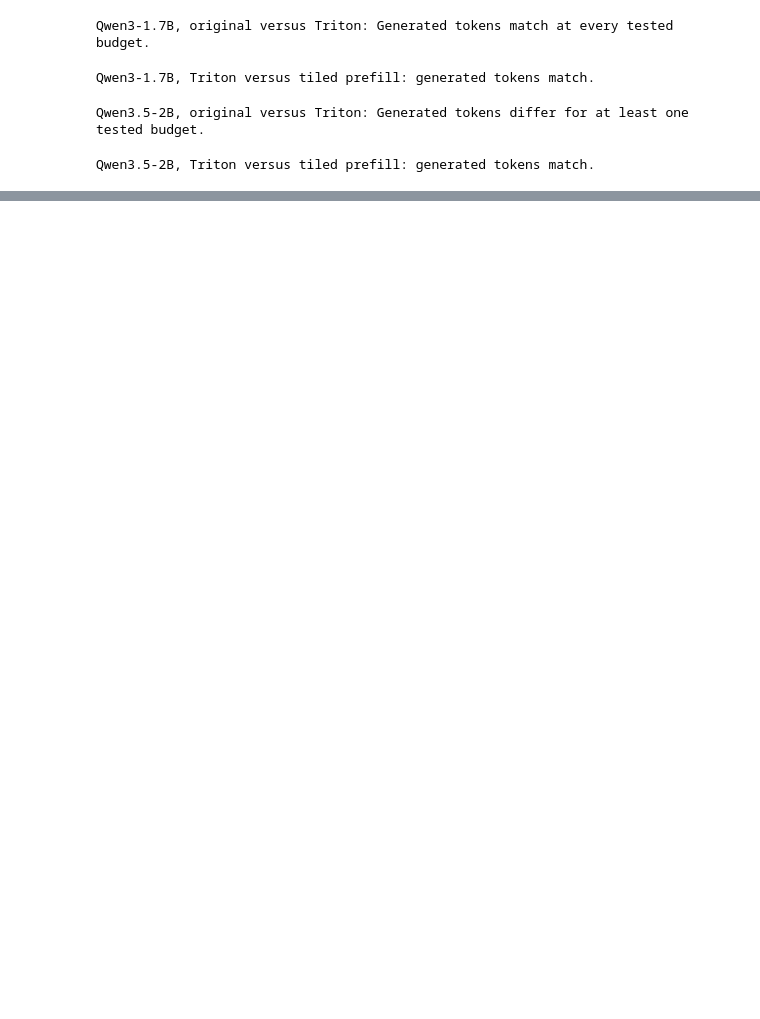
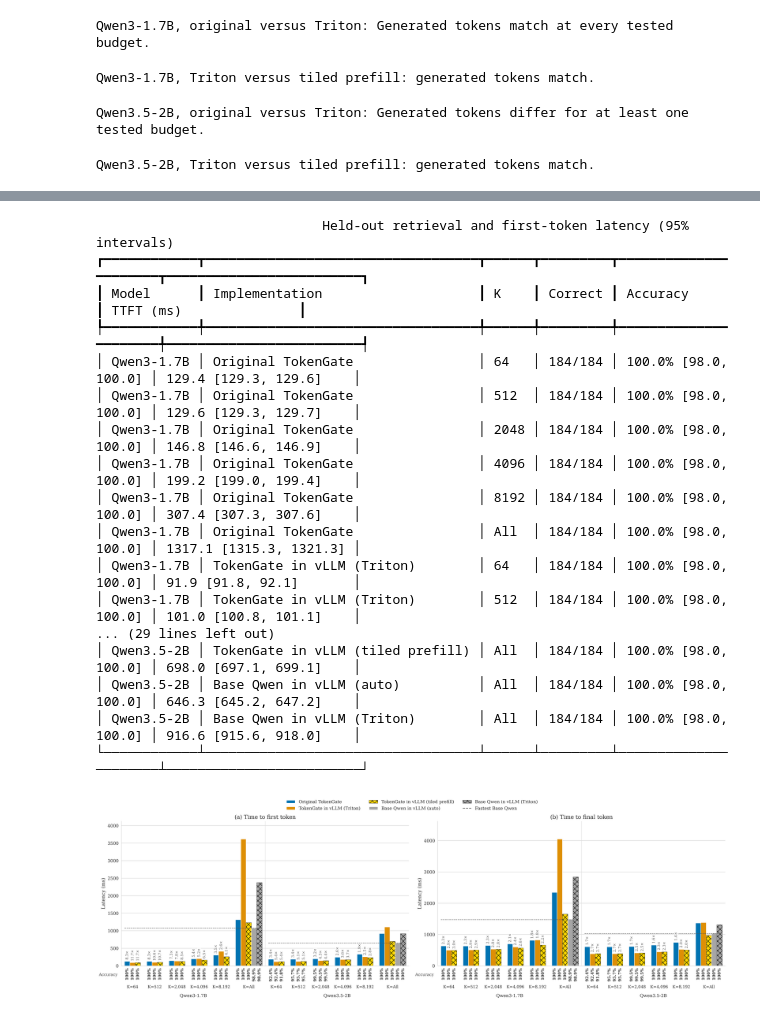
Before and after one commit to token-gate-llms/TokenGate, a Jupyter notebook: examples/inference-vllm.ipynb, the cells around one changed output, grey strips where cells are left out. Saved outputs shown, nothing was run; the diff lists cells and outputs as text; code cells hidden in the pictures; blank space fills up the shorter version.

Commit message:
Evaluate full NIAH test split and simplify inference notebook

```diff
--- a/examples/inference-vllm.ipynb
+++ b/examples/inference-vllm.ipynb
@@ -318,0 +171,12 @@ Tokens/s uses sequential request wall times, including EOS; it is not saturated
+# %%
+TEST_SAVED_RUNS = helpers["saved_run_paths"]("TOKEN_GATE_TEST_RUNS")
+TEST_OUTPUT = TEST_SAVED_RUNS[0].parent if TEST_SAVED_RUNS else OUTPUT / "heldout"
+TEST_SAMPLES = Path(os.environ.get(
+    "TOKEN_GATE_TEST_SAMPLES",
+    str(ROOT / "datasets/niah_kamradt/niah_kamradt_32k.jsonl"),
+)).resolve()
+test_ids = helpers["niah_test_ids"]()
+test_configs = (
+    helpers["prepare_niah_configs"](CONFIGS, TEST_SAMPLES, TEST_OUTPUT)
+    if not TEST_SAVED_RUNS else []
+)
@@ -318,0 +185,5 @@ Tokens/s uses sequential request wall times, including EOS; it is not saturated
+# %%
+test_runs = helpers["run_benchmarks"](
+    test_configs, TEST_OUTPUT, saved_runs=TEST_SAVED_RUNS, engines=ENGINES,
+    split="test", warmups=1, repeats=3, **RUNTIME,
+)
@@ -318,0 +200,23 @@ Tokens/s uses sequential request wall times, including EOS; it is not saturated
+# %%
+tradeoff = helpers["load_tradeoff"](test_runs, test_ids)
+helpers["show_test_results"](tradeoff, CONFIGS, ENGINES, TEST_OUTPUT)
+helpers["show_comparison"](tradeoff, TEST_OUTPUT / "latency-accuracy")
+# %% [output]
+                             Held-out retrieval and first-token latency (95% intervals)
+┏━━━━━━━━━━━━┳━━━━━━━━━━━━━━━━━━━━━━━━━━━━━━━━━━━┳━━━━━━┳━━━━━━━━━┳━━━━━━━━━━━━━━━━━━━━━━┳━━━━━━━━━━━━━━━━━━━━━━━━━┓
+┃ Model      ┃ Implementation                    ┃ K    ┃ Correct ┃ Accuracy             ┃ TTFT (ms)               ┃
+┡━━━━━━━━━━━━╇━━━━━━━━━━━━━━━━━━━━━━━━━━━━━━━━━━━╇━━━━━━╇━━━━━━━━━╇━━━━━━━━━━━━━━━━━━━━━━╇━━━━━━━━━━━━━━━━━━━━━━━━━┩
+│ Qwen3-1.7B │ Original TokenGate                │ 64   │ 184/184 │ 100.0% [98.0, 100.0] │ 129.4 [129.3, 129.6]    │
+│ Qwen3-1.7B │ Original TokenGate                │ 512  │ 184/184 │ 100.0% [98.0, 100.0] │ 129.6 [129.3, 129.7]    │
+│ Qwen3-1.7B │ Original TokenGate                │ 2048 │ 184/184 │ 100.0% [98.0, 100.0] │ 146.8 [146.6, 146.9]    │
+│ Qwen3-1.7B │ Original TokenGate                │ 4096 │ 184/184 │ 100.0% [98.0, 100.0] │ 199.2 [199.0, 199.4]    │
+│ Qwen3-1.7B │ Original TokenGate                │ 8192 │ 184/184 │ 100.0% [98.0, 100.0] │ 307.4 [307.3, 307.6]    │
+│ Qwen3-1.7B │ Original TokenGate                │ All  │ 184/184 │ 100.0% [98.0, 100.0] │ 1317.1 [1315.3, 1321.3] │
+│ Qwen3-1.7B │ TokenGate in vLLM (Triton)        │ 64   │ 184/184 │ 100.0% [98.0, 100.0] │ 91.9 [91.8, 92.1]       │
+│ Qwen3-1.7B │ TokenGate in vLLM (Triton)        │ 512  │ 184/184 │ 100.0% [98.0, 100.0] │ 101.0 [100.8, 101.1]    │
+... (29 lines left out)
+│ Qwen3.5-2B │ TokenGate in vLLM (tiled prefill) │ All  │ 184/184 │ 100.0% [98.0, 100.0] │ 698.0 [697.1, 699.1]    │
+│ Qwen3.5-2B │ Base Qwen in vLLM (auto)          │ All  │ 184/184 │ 100.0% [98.0, 100.0] │ 646.3 [645.2, 647.2]    │
+│ Qwen3.5-2B │ Base Qwen in vLLM (Triton)        │ All  │ 184/184 │ 100.0% [98.0, 100.0] │ 916.6 [915.6, 918.0]    │
+└────────────┴───────────────────────────────────┴──────┴─────────┴──────────────────────┴─────────────────────────┘
+[figure, added]
```
Also changed, not shown: parts of 11 cells of this notebook, 3 other files.
